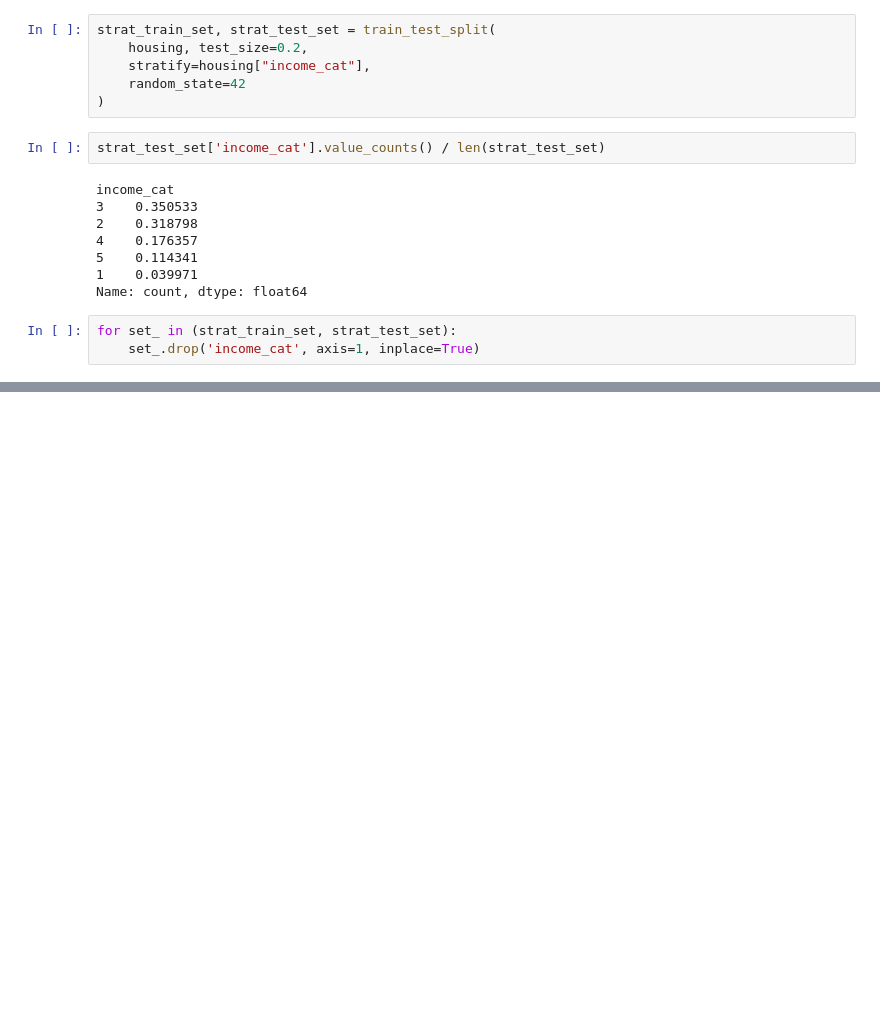
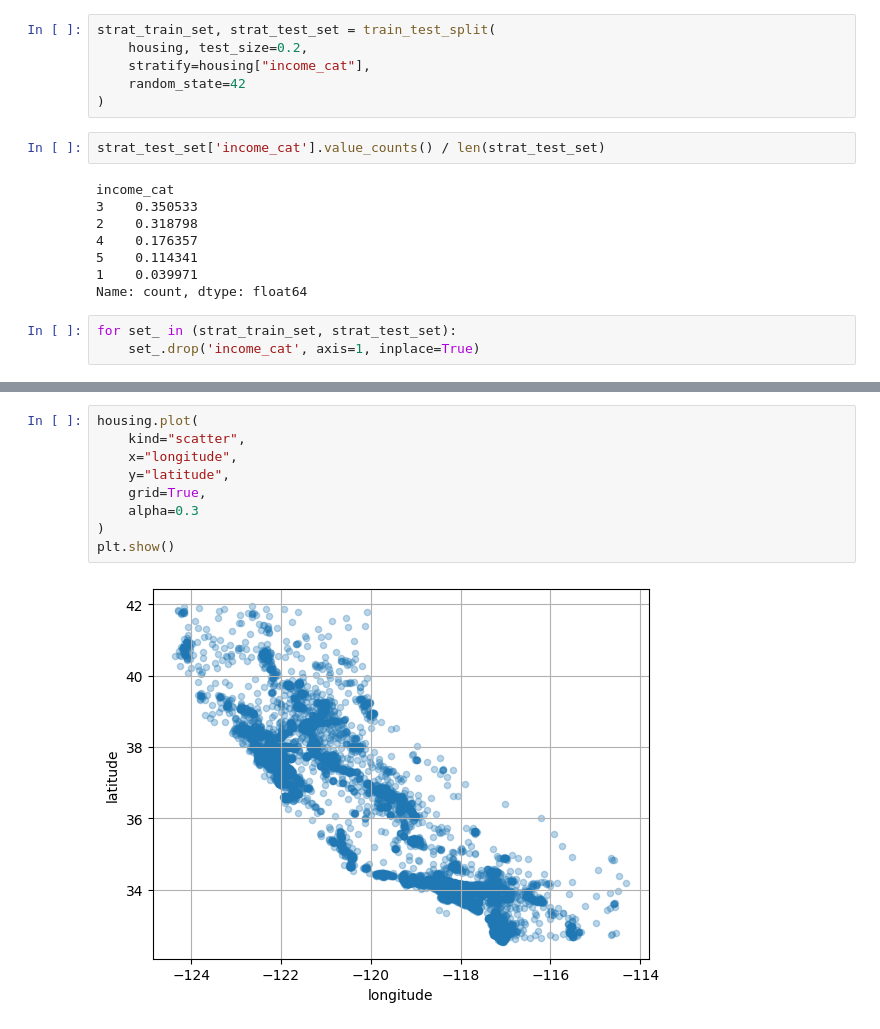
Before and after one commit to arun-nair-sde/kaggle, a Jupyter notebook: homl/housing-data.ipynb, the cells around one changed output, grey strips where cells are left out. Cells and saved outputs as stored; diff of their text form; blank space fills up the shorter version.

```diff
--- a/homl/housing-data.ipynb
+++ b/homl/housing-data.ipynb
@@ -200,0 +213,11 @@ for set_ in (strat_train_set, strat_test_set):
+# %%
+housing.plot(
+    kind="scatter",
+    x="longitude",
+    y="latitude",
+    grid=True,
+    alpha=0.3
+)
+plt.show()
+# %% [output]
+[figure, added]
```
Also changed, not shown: parts of 3 cells of this notebook.
